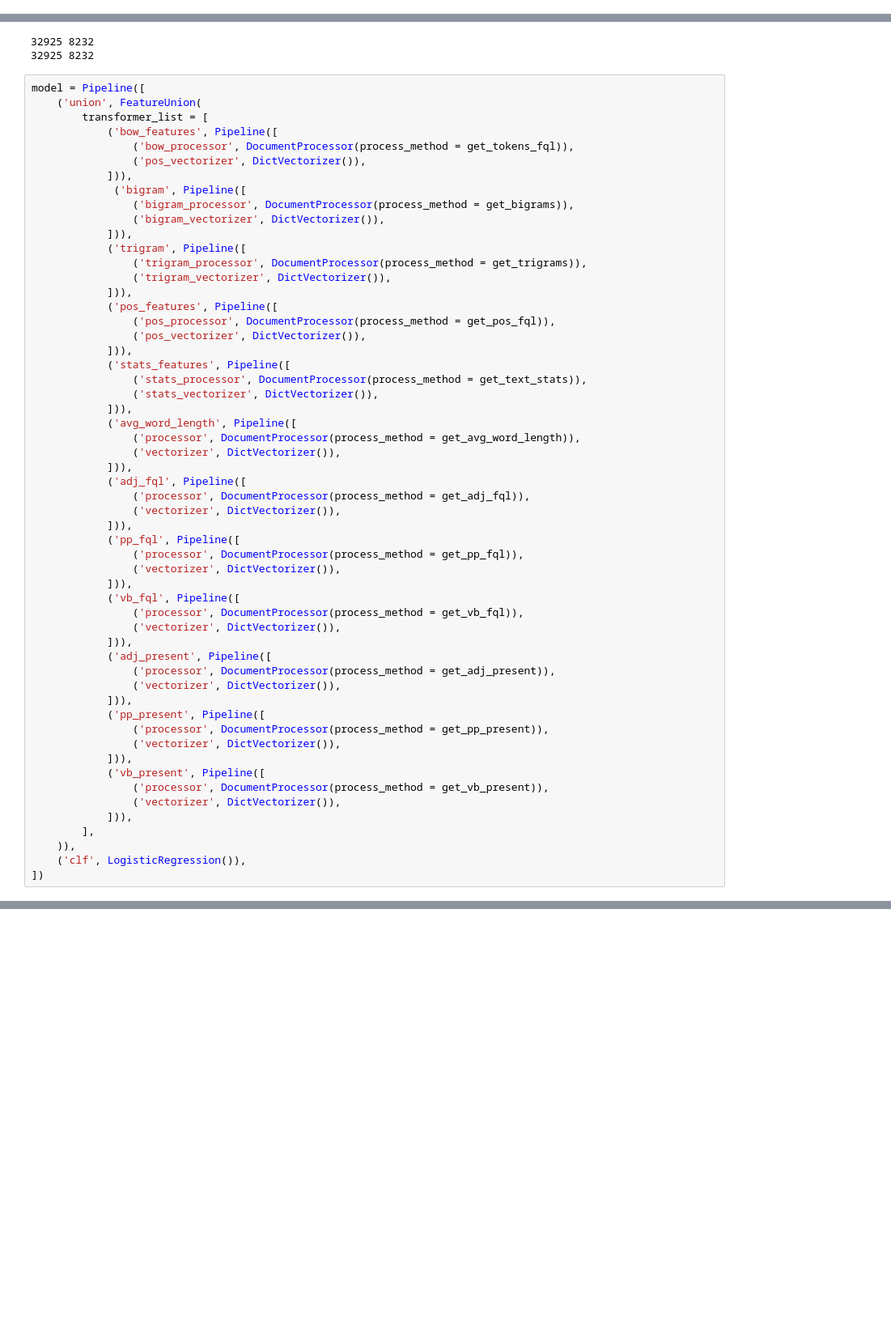
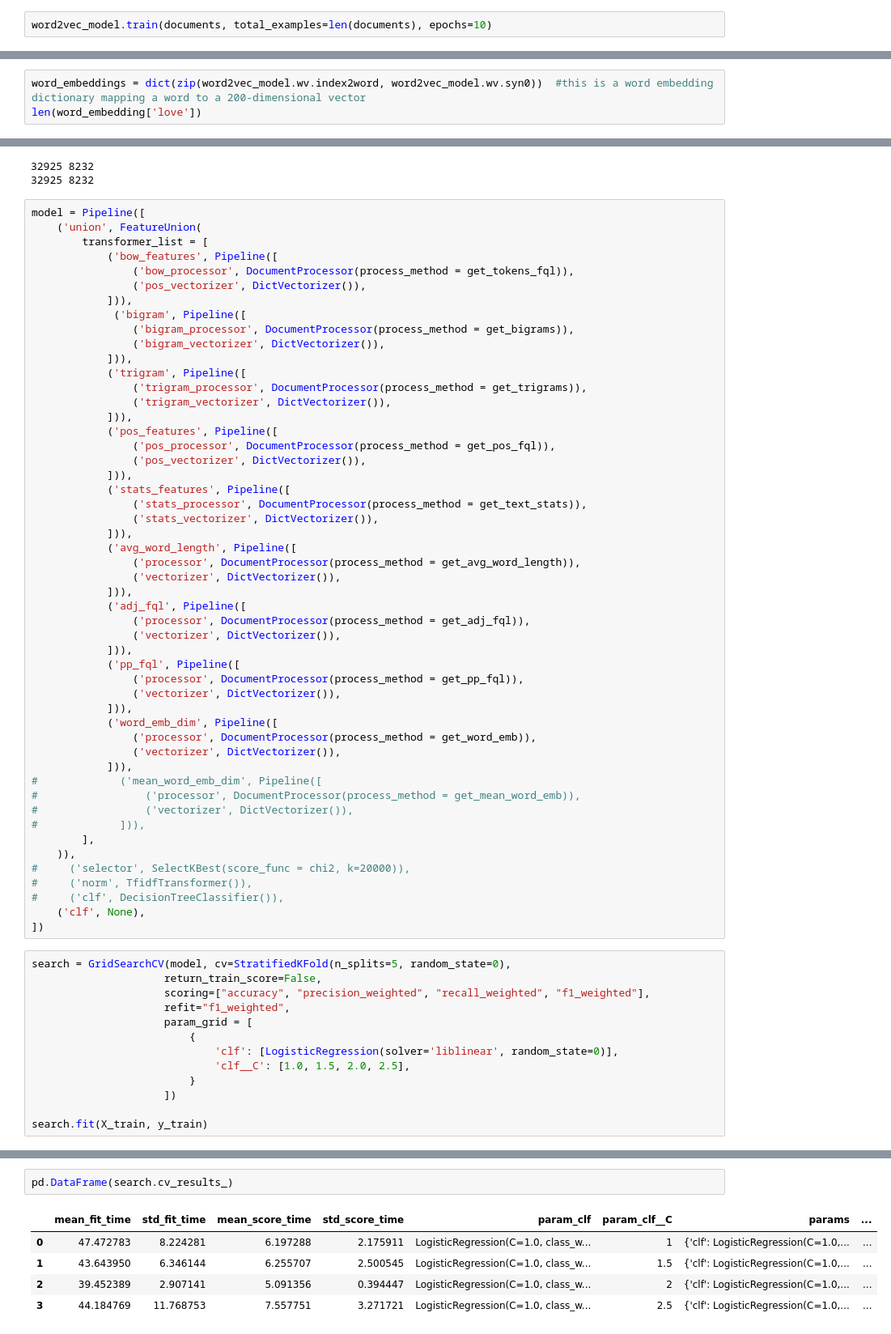
Before and after one commit to BabafemiOyinlola/Gender-Classification-Using-Lyrics, a Jupyter notebook: LyricsBasedGenderClassification .ipynb, the cells around one changed output, grey strips where cells are left out. Shown: that part at 81% size. Cells and saved outputs as stored; diff of their text form; blank space fills up the shorter version.

Commit message:
Word embeddings used as features to obtain 92% accuracy after tuning. Next: retrain word_embeddings and add sentiment lexicon as features

```diff
--- a/LyricsBasedGenderClassification .ipynb
+++ b/LyricsBasedGenderClassification .ipynb
@@ -223,0 +234,2 @@ def frequency_analysis(tokens):
+# %%
+word2vec_model.train(documents, total_examples=len(documents), epochs=10)
@@ -223,0 +254,3 @@ def frequency_analysis(tokens):
+# %%
+word_embeddings = dict(zip(word2vec_model.wv.index2word, word2vec_model.wv.syn0))  #this is a word embedding dictionary mapping a word to a 200-dimensional vector
+len(word_embedding['love'])
@@ -564,23 +563,31 @@ model = Pipeline([
                 ('processor', DocumentProcessor(process_method = get_pp_fql)),
                 ('vectorizer', DictVectorizer()),
             ])),
-            ('vb_fql', Pipeline([
-                ('processor', DocumentProcessor(process_method = get_vb_fql)),
+            ('word_emb_dim', Pipeline([
+                ('processor', DocumentProcessor(process_method = get_word_emb)),
                 ('vectorizer', DictVectorizer()),
             ])),
-            ('adj_present', Pipeline([
-                ('processor', DocumentProcessor(process_method = get_adj_present)),
-                ('vectorizer', DictVectorizer()),
-            ])),
-            ('pp_present', Pipeline([
-                ('processor', DocumentProcessor(process_method = get_pp_present)),
-                ('vectorizer', DictVectorizer()),
-            ])),
-            ('vb_present', Pipeline([
-                ('processor', DocumentProcessor(process_method = get_vb_present)),
-                ('vectorizer', DictVectorizer()),
-            ])),
+#             ('mean_word_emb_dim', Pipeline([
+#                 ('processor', DocumentProcessor(process_method = get_mean_word_emb)),
+#                 ('vectorizer', DictVectorizer()),
+#             ])),
         ],
     )),
-    ('clf', LogisticRegression()),
+#     ('selector', SelectKBest(score_func = chi2, k=20000)),
+#     ('norm', TfidfTransformer()),
+#     ('clf', DecisionTreeClassifier()),
+    ('clf', None),
 ])
+# %%
+search = GridSearchCV(model, cv=StratifiedKFold(n_splits=5, random_state=0),
+                     return_train_score=False,
+                     scoring=["accuracy", "precision_weighted", "recall_weighted", "f1_weighted"],
+                     refit="f1_weighted",
+                     param_grid = [
+                         {
+                             'clf': [LogisticRegression(solver='liblinear', random_state=0)],
+                             'clf__C': [1.0, 1.5, 2.0, 2.5],
+                         }
+                     ])
+
+search.fit(X_train, y_train)
@@ -586,0 +612,8 @@ model = Pipeline([
+# %%
+pd.DataFrame(search.cv_results_)
+# %% [output]
+|  | mean_fit_time | std_fit_time | mean_score_time | std_score_time | param_clf | param_clf__C | params | ... |
+| 0 | 47.472783 | 8.224281 | 6.197288 | 2.175911 | LogisticRegression(C=1.0, class_w... | 1 | {'clf': LogisticRegression(C=1.0,... | ... |
+| 1 | 43.643950 | 6.346144 | 6.255707 | 2.500545 | LogisticRegression(C=1.0, class_w... | 1.5 | {'clf': LogisticRegression(C=1.0,... | ... |
+| 2 | 39.452389 | 2.907141 | 5.091356 | 0.394447 | LogisticRegression(C=1.0, class_w... | 2 | {'clf': LogisticRegression(C=1.0,... | ... |
+| 3 | 44.184769 | 11.768753 | 7.557751 | 3.271721 | LogisticRegression(C=1.0, class_w... | 2.5 | {'clf': LogisticRegression(C=1.0,... | ... |
```
Also changed, not shown: parts of 19 cells of this notebook.
